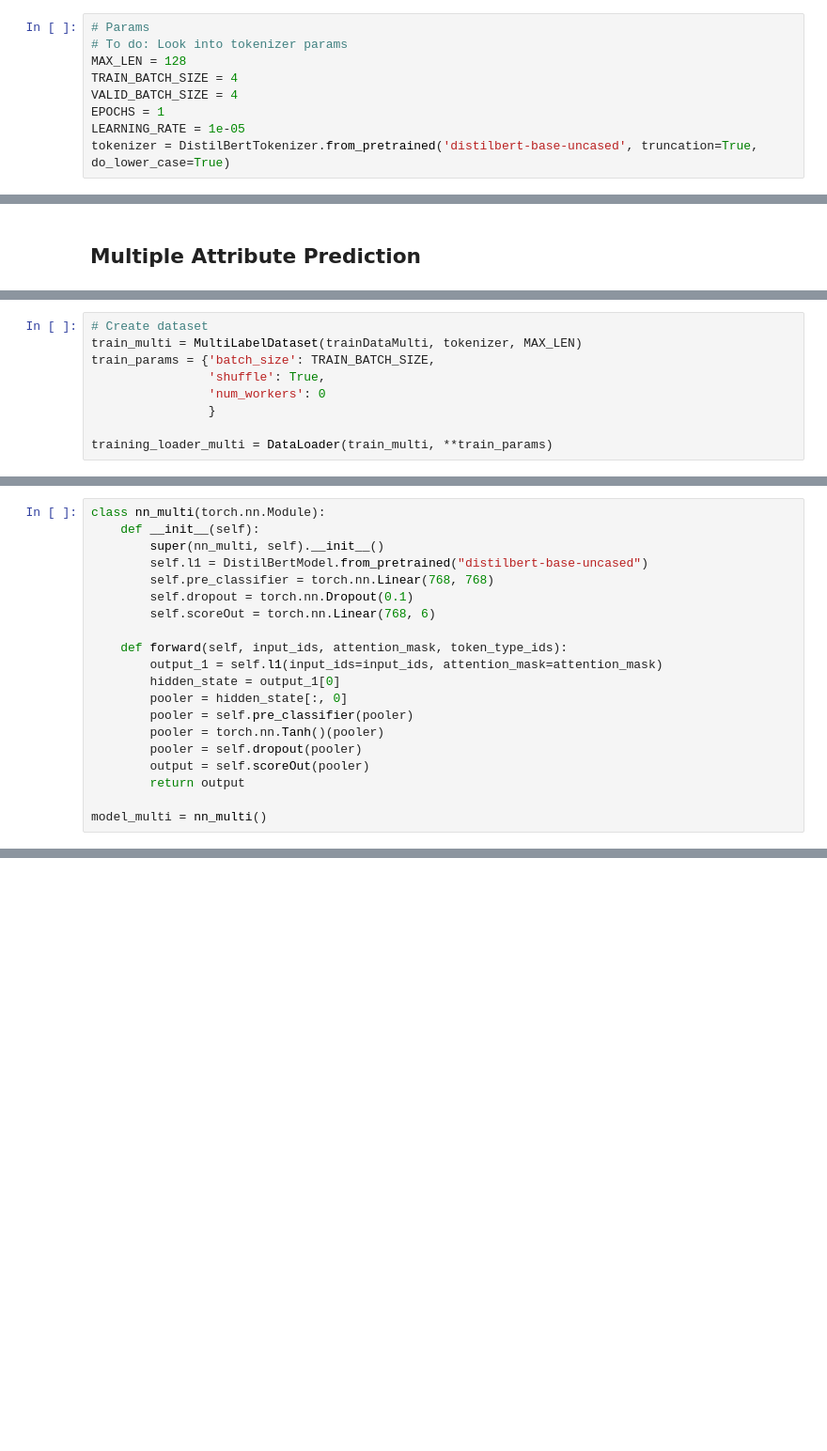
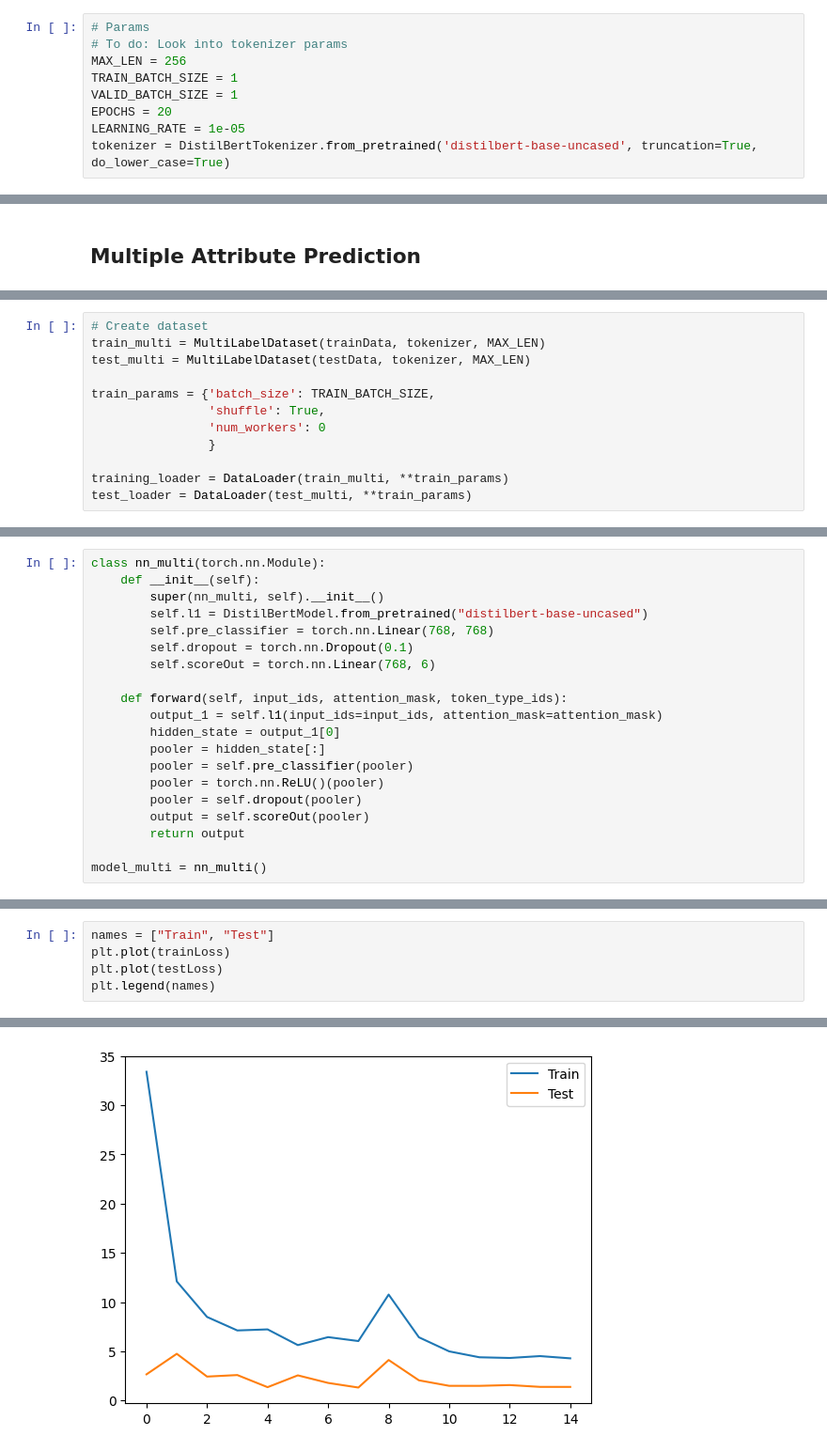
Before and after one commit to jago-h/ToM_coding, a Jupyter notebook: model_distilbert.ipynb, the cells around one changed output, grey strips where cells are left out. Shown: that part at 94% size. Cells and saved outputs as stored; diff of their text form; blank space fills up the shorter version.

```diff
--- a/model_distilbert.ipynb
+++ b/model_distilbert.ipynb
@@ -136,10 +252,10 @@ trainDataMulti.head()
 # %%
 # Params
 # To do: Look into tokenizer params
-MAX_LEN = 128
-TRAIN_BATCH_SIZE = 4
-VALID_BATCH_SIZE = 4
-EPOCHS = 1
+MAX_LEN = 256
+TRAIN_BATCH_SIZE = 1
+VALID_BATCH_SIZE = 1
+EPOCHS = 20
 LEARNING_RATE = 1e-05
 tokenizer = DistilBertTokenizer.from_pretrained('distilbert-base-uncased', truncation=True, do_lower_case=True)
 # %%
@@ -288,9 +389,12 @@ trainDataMulti.head()
 # %%
 # Create dataset
-train_multi = MultiLabelDataset(trainDataMulti, tokenizer, MAX_LEN)
+train_multi = MultiLabelDataset(trainData, tokenizer, MAX_LEN)
+test_multi = MultiLabelDataset(testData, tokenizer, MAX_LEN)
+
 train_params = {'batch_size': TRAIN_BATCH_SIZE,
                 'shuffle': True,
                 'num_workers': 0
                 }
 
-training_loader_multi = DataLoader(train_multi, **train_params)
+training_loader = DataLoader(train_multi, **train_params)
+test_loader = DataLoader(test_multi, **train_params)
@@ -306,9 +413,9 @@ class nn_multi(torch.nn.Module):
     def forward(self, input_ids, attention_mask, token_type_ids):
         output_1 = self.l1(input_ids=input_ids, attention_mask=attention_mask)
         hidden_state = output_1[0]
-        pooler = hidden_state[:, 0]
+        pooler = hidden_state[:]
         pooler = self.pre_classifier(pooler)
-        pooler = torch.nn.Tanh()(pooler)
+        pooler = torch.nn.ReLU()(pooler)
         pooler = self.dropout(pooler)
         output = self.scoreOut(pooler)
         return output
@@ -374,0 +544,6 @@ plt.plot(lossVals)
+# %%
+names = ["Train", "Test"]
+plt.plot(trainLoss)
+plt.plot(testLoss)
+plt.legend(names)
+# %% [output]
@@ -374,0 +551 @@ plt.plot(lossVals)
+[figure, added]
```
Also changed, not shown: parts of 24 cells of this notebook, 1 other file.
